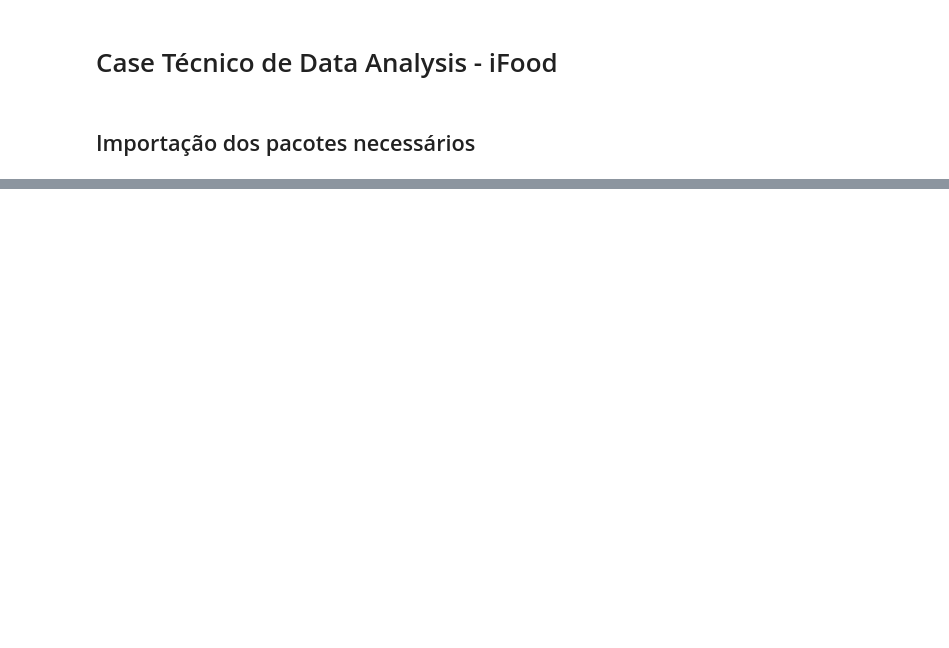
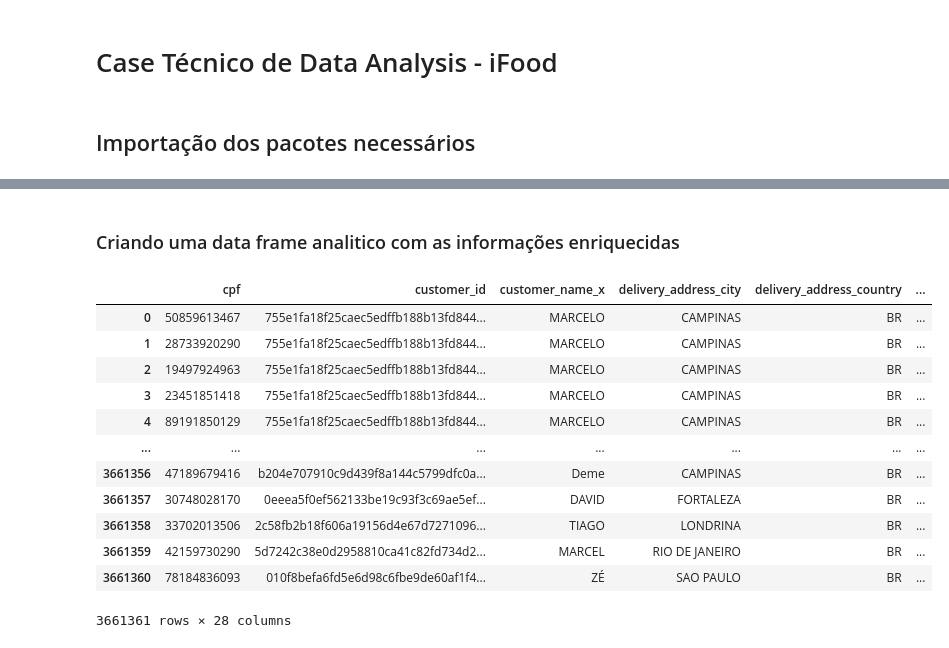
Before and after one commit to italostatonato/case_tec_data, a Jupyter notebook: etl_v1.ipynb, the cells around one changed output, grey strips where cells are left out. Saved outputs shown, nothing was run; the diff lists cells and outputs as text; code cells hidden in the pictures; blank space fills up the shorter version.

```diff
--- a/etl_v1.ipynb
+++ b/etl_v1.ipynb
@@ -60,0 +148,12 @@ KeyboardInterrupt:
+# %%
+# Importando ab_test_ref
+
+# Caminho para o arquivo CSV compactado
+caminho_ab_test = r"C:\Users\Ítalo\Desktop\Estudos\case_tec_data\dados_ifood\ab_test_ref.csv"
+
+# Lê o arquivo CSV compactado com pandas
+df_ab_test = pd.read_csv(caminho_ab_test)
+
+# Exibe as primeiras linhas
+print("A/B Test DataFrame:")
+df_ab_test.head()
@@ -60,0 +168,24 @@ KeyboardInterrupt:
+# %% [markdown]
+### Criando uma data frame analitico com as informações enriquecidas
+# %%
+df_anl = pd.merge(df_orders, df_consumer, left_on='customer_id', right_on='customer_id', how='inner')
+# %%
+df_anl = df_anl.drop(columns=['customer_name_y'])
+# %%
+df_anl_comp = pd.merge(df_anl, df_ab_test, left_on='customer_id', right_on='customer_id', how='right')
+# %%
+df_anl_comp
+# %% [output]
+|  | cpf | customer_id | customer_name_x | delivery_address_city | delivery_address_country | ... |
+| 0 | 50859613467 | 755e1fa18f25caec5edffb188b13fd844... | MARCELO | CAMPINAS | BR | ... |
+| 1 | 28733920290 | 755e1fa18f25caec5edffb188b13fd844... | MARCELO | CAMPINAS | BR | ... |
+| 2 | 19497924963 | 755e1fa18f25caec5edffb188b13fd844... | MARCELO | CAMPINAS | BR | ... |
+| 3 | 23451851418 | 755e1fa18f25caec5edffb188b13fd844... | MARCELO | CAMPINAS | BR | ... |
+| 4 | 89191850129 | 755e1fa18f25caec5edffb188b13fd844... | MARCELO | CAMPINAS | BR | ... |
+| ... | ... | ... | ... | ... | ... | ... |
+| 3661356 | 47189679416 | b204e707910c9d439f8a144c5799dfc0a... | Deme | CAMPINAS | BR | ... |
+| 3661357 | 30748028170 | 0eeea5f0ef562133be19c93f3c69ae5ef... | DAVID | FORTALEZA | BR | ... |
+| 3661358 | 33702013506 | 2c58fb2b18f606a19156d4e67d7271096... | TIAGO | LONDRINA | BR | ... |
+| 3661359 | 42159730290 | 5d7242c38e0d2958810ca41c82fd734d2... | MARCEL | RIO DE JANEIRO | BR | ... |
+| 3661360 | 78184836093 | 010f8befa6fd5e6d98c6fbe9de60af1f4... | ZÉ | SAO PAULO | BR | ... |
+3661361 rows × 28 columns
```
Also changed, not shown: parts of 19 cells of this notebook.
